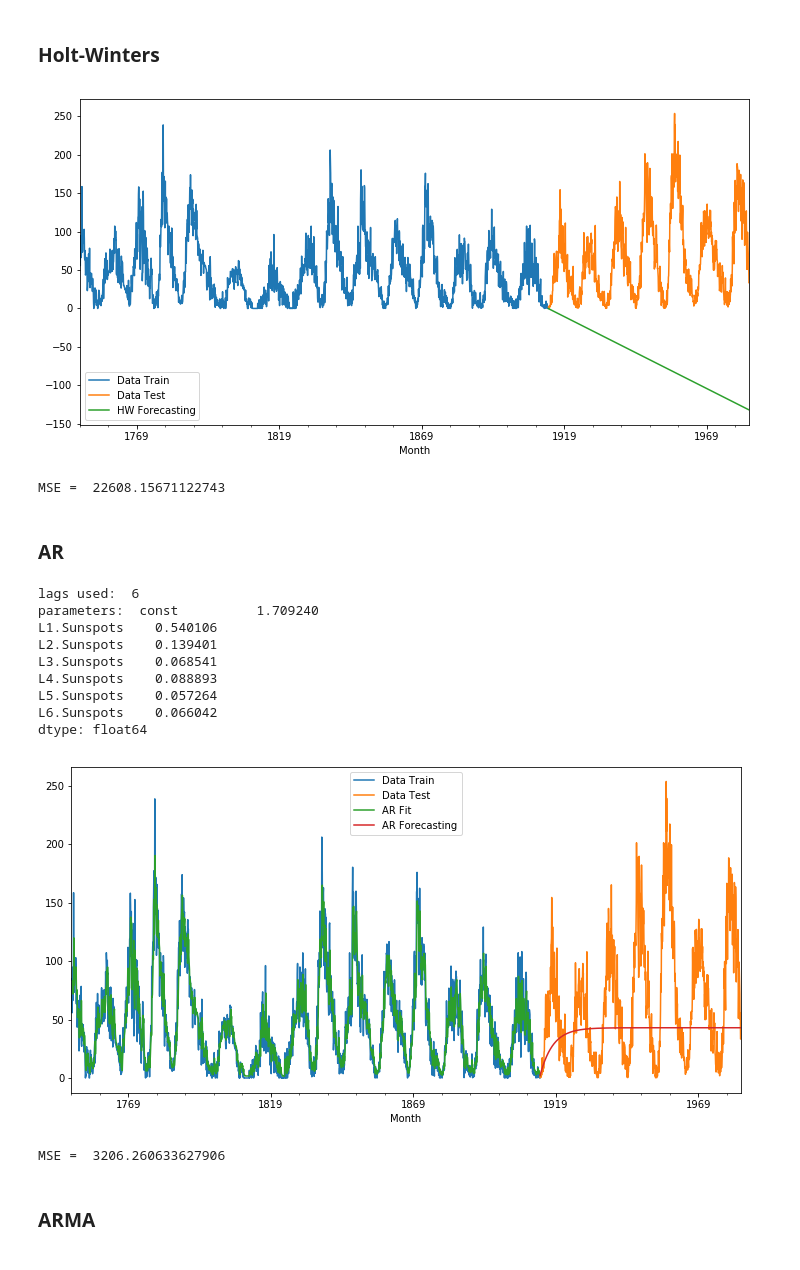
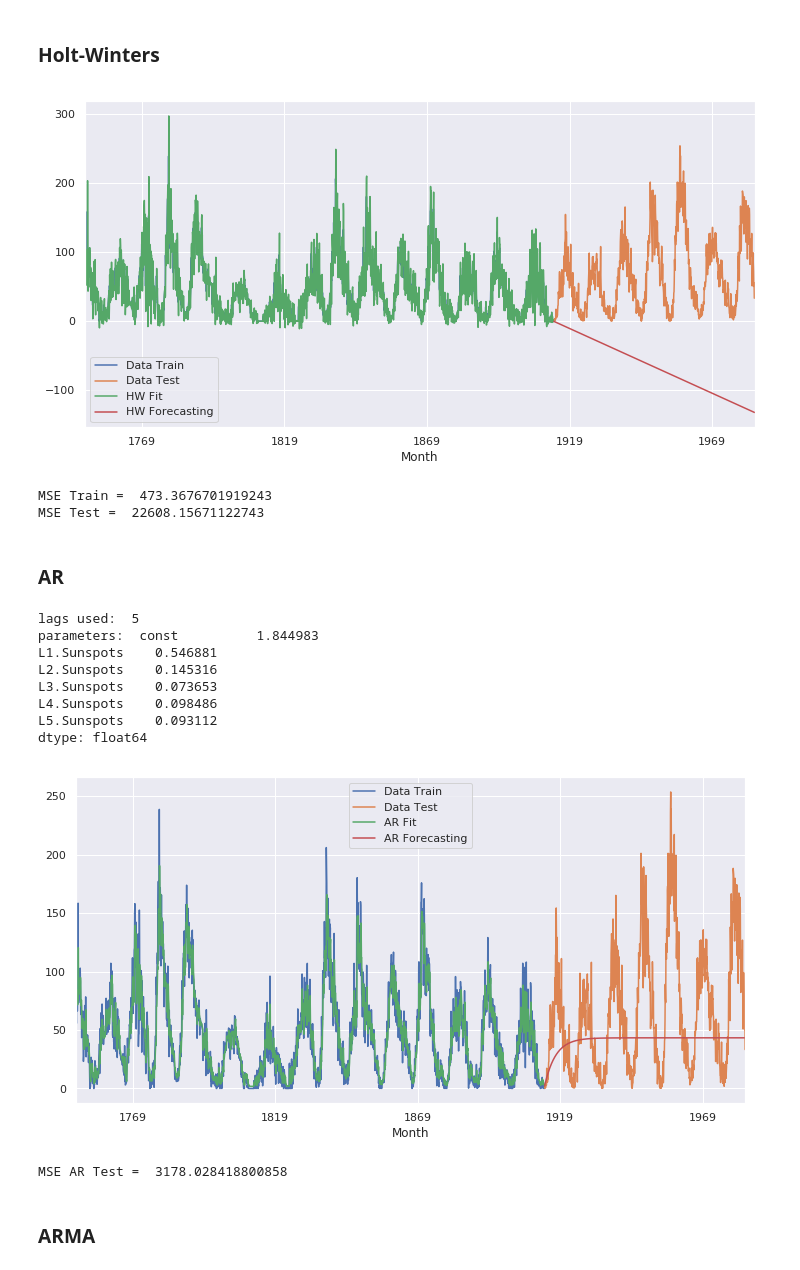
Before and after one commit to jamissonfreitas/IN1167, a Jupyter notebook: report.ipynb, the cells around one changed output. Saved outputs shown, nothing was run; the diff lists cells and outputs as text; code cells hidden in the pictures.

```diff
--- a/report.ipynb
+++ b/report.ipynb
@@ -26,3 +25,25 @@ from statsmodels.tsa.arima_model import ARMA, ARIMA
+# %%
+import matplotlib.pyplot as plt
+import pandas as pd
+import numpy as np
+from statsmodels.graphics.tsaplots import plot_acf, plot_pacf
+from statsmodels.tsa.api import SimpleExpSmoothing, Holt, ExponentialSmoothing
+from statsmodels.tsa.arima_model import ARIMA
+from statsmodels.tsa.arima_model import ARMA
+from statsmodels.tsa.arima_process import ArmaProcess
+from statsmodels.tsa.holtwinters import ExponentialSmoothing
+from statsmodels.tsa.seasonal import seasonal_decompose
+from sklearn.metrics import mean_squared_error
+import pmdarima as pm
+from pykalman import KalmanFilter
+from statsmodels.tsa.ar_model import AR
+import seaborn as sns
+import rpy2.robjects.numpy2ri
+from rpy2.robjects.packages import importr
+from statsmodels.tsa.arima_process import ArmaProcess
+from arch import arch_model
+import requests
+sns.set()
 # %% [markdown]
 # Constants
 # %%
@@ -165,53 +171,53 @@ s_diff_test = s_diff[l:]
 # %%
 plt.figure(figsize=(V,H))
 
 # fit the data
 hw = Holt(serie_train).fit(smoothing_level=0.8, smoothing_slope=0.9)
 
 # original serie
 serie_train.plot(label='Data Train')
 
 # original serie
 serie_test.plot(label='Data Test')
 
 # plot the data
-# hw.fittedvalues.plot(label='HW Fit')
+hw.fittedvalues.plot(label='HW Fit')
 
 # predict
 predict = hw.predict(start=serie_test.index[0], end=serie_test.index[-1])
 predict.plot(label='HW Forecasting')
 
 # to show the plot
 # hw.forecast(25).rename('HW Forecasting').plot()
 plt.legend()
 plt.show()
 # %% [output]
-[figure, old version]
+[figure, new version]
 # %%
 from sklearn.metrics import mean_squared_error
-
-print('MSE = ', mean_squared_error(serie_test, predict))
+print('MSE Train = ', mean_squared_error(serie_train, hw.fittedvalues))
+print('MSE Test = ', mean_squared_error(serie_test, predict))
 # %% [output]
-MSE =  22608.15671122743
+MSE Train =  473.3676701919243
+MSE Test =  22608.15671122743
 # %% [markdown]
 ### AR
 # %%
 # train AR
 model = AR(serie_train)
-model_fitted = model.fit(maxlag=6)
+model_fitted = model.fit(maxlag=5)
 
 # parameters used
 print("lags used: ", model_fitted.k_ar)
 print("parameters: ", model_fitted.params)
 # %% [output]
-lags used:  6
-parameters:  const          1.709240
-L1.Sunspots    0.540106
-L2.Sunspots    0.139401
-L3.Sunspots    0.068541
-L4.Sunspots    0.088893
-L5.Sunspots    0.057264
-L6.Sunspots    0.066042
+lags used:  5
+parameters:  const          1.844983
+L1.Sunspots    0.546881
+L2.Sunspots    0.145316
+L3.Sunspots    0.073653
+L4.Sunspots    0.098486
+L5.Sunspots    0.093112
 dtype: float64
 # %%
 plt.figure(figsize=(V,H))
@@ -221,8 +227,8 @@ serie_train.plot(label='Data Train')
 
 serie_test.plot(label='Data Test')
 
-predict = model_fitted.predict(start=model_fitted.k_ar, end=len(serie_train), dynamic=False)
-predict.plot(label='AR Fit')
+predict_train = model_fitted.predict(start=model_fitted.k_ar, end=len(serie_train), dynamic=False)
+predict_train.plot(label='AR Fit')
 
 predict = model_fitted.predict(start=serie_test.index[0], end=serie_test.index[-1], dynamic=False)
 predict.plot(label='AR Forecasting')
@@ -231,10 +237,11 @@ predict.plot(label='AR Forecasting')
 plt.legend()
 plt.show()
 # %% [output]
-[figure, old version]
+[figure, new version]
-# %%
-print('MSE = ', mean_squared_error(serie_test, predict))
-# %% [output]
-MSE =  3206.260633627906
+# %%
+# print("MSE AR Train= ", mean_squared_error(serie_train, model_fitted.fittedvalues))
+print("MSE AR Test = ", mean_squared_error(serie_test, predict))
+# %% [output]
+MSE AR Test =  3178.028418800858
 # %% [markdown]
 ### ARMA
```
Also changed, not shown: parts of 33 cells of this notebook.
